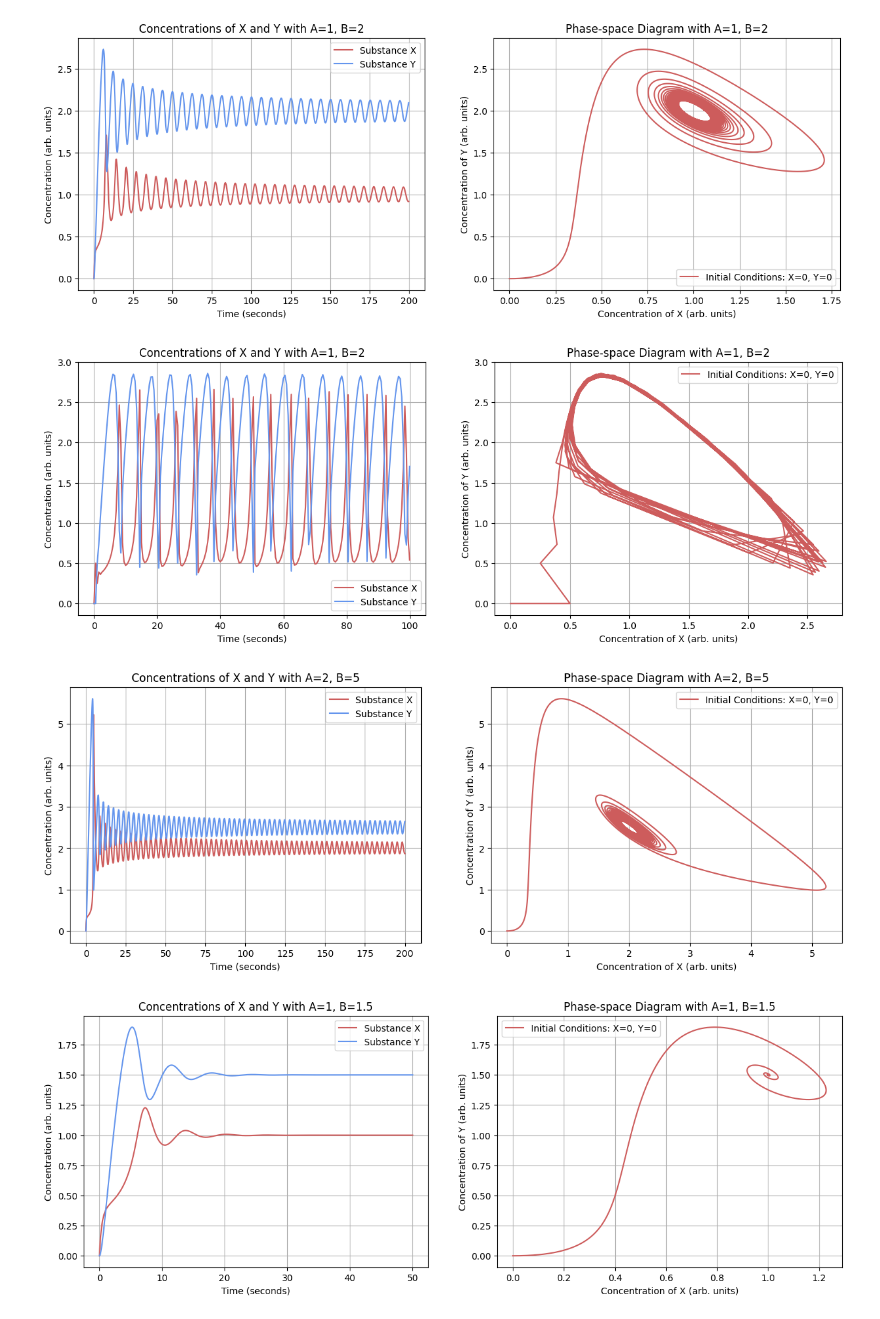
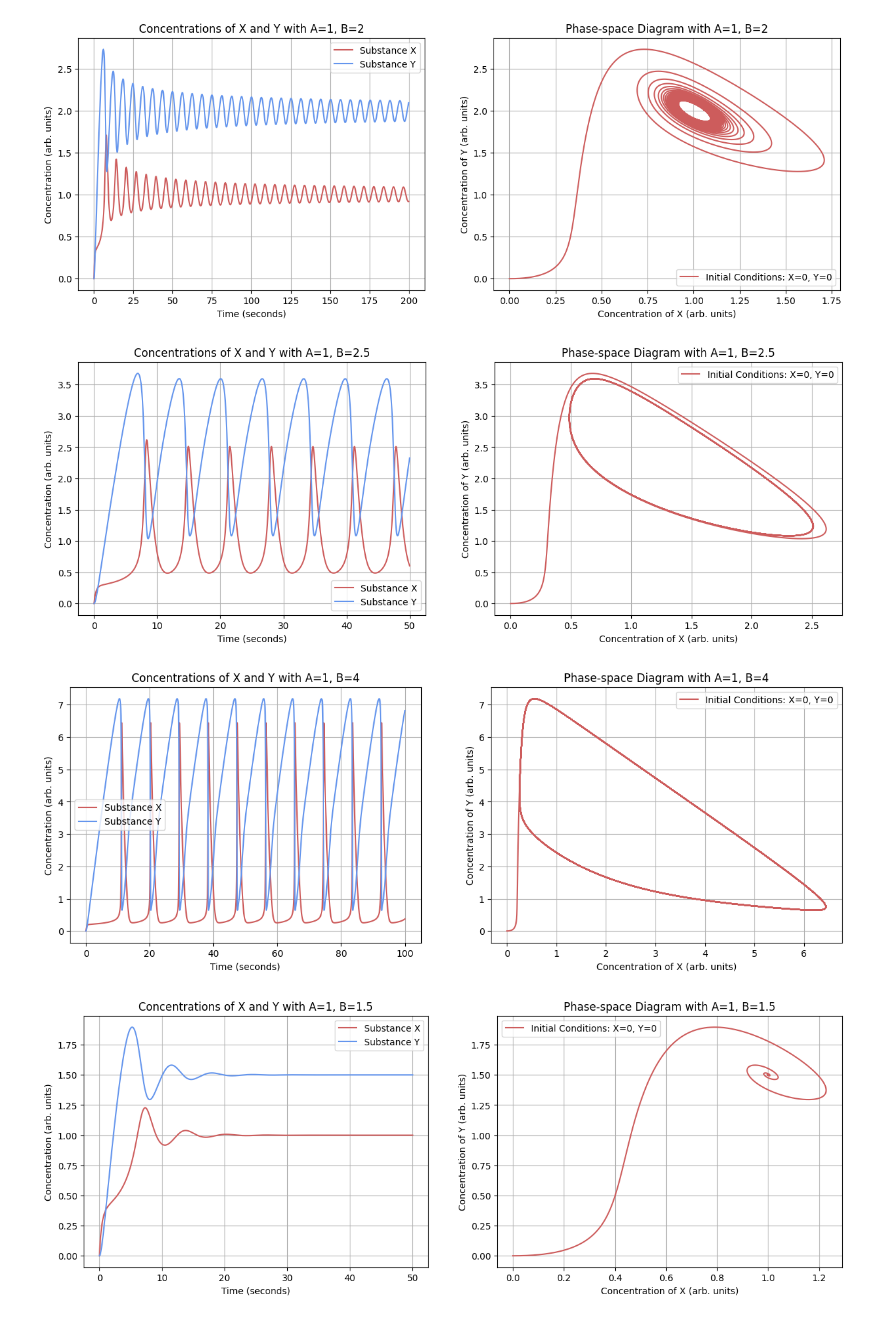
Before and after one commit to daraghhollman/UCD_PASS_Labs, a Jupyter notebook: ChemicalOscillations/chemicalOscillations.ipynb, the cells around one changed output. Cells and saved outputs as stored; diff of their text form; code cells hidden in the pictures.

```diff
--- a/ChemicalOscillations/chemicalOscillations.ipynb
+++ b/ChemicalOscillations/chemicalOscillations.ipynb
@@ -162,13 +155,13 @@ MakePlots(initialX=0, initialY=0, A=1, B=2, stepSize=1e-3, numberOfSteps=200000,
 # %% [output]
 [figure]
 # %%
-MakePlots(initialX=0, initialY=0, A=1, B=2, stepSize=0.5, numberOfSteps=200, initialConditionsLabel="X=0, Y=0")
+MakePlots(initialX=0, initialY=0, A=1, B=2.5, stepSize=1e-3, numberOfSteps=50000, initialConditionsLabel="X=0, Y=0")
 # %% [output]
-[figure, old version]
+[figure, new version]
 # %%
-MakePlots(initialX=0, initialY=0, A=2, B=5, stepSize=1e-3, numberOfSteps=200000, initialConditionsLabel="X=0, Y=0")
+MakePlots(initialX=0, initialY=0, A=1, B=4, stepSize=1e-3, numberOfSteps=100000, initialConditionsLabel="X=0, Y=0")
 # %% [output]
-[figure, old version]
+[figure, new version]
 # %%
 MakePlots(initialX=0, initialY=0, A=1, B=1.5, stepSize=1e-3, numberOfSteps=50000, initialConditionsLabel="X=0, Y=0")
 # %% [output]
```
Also changed, not shown: parts of 12 cells of this notebook, 13 other files.
